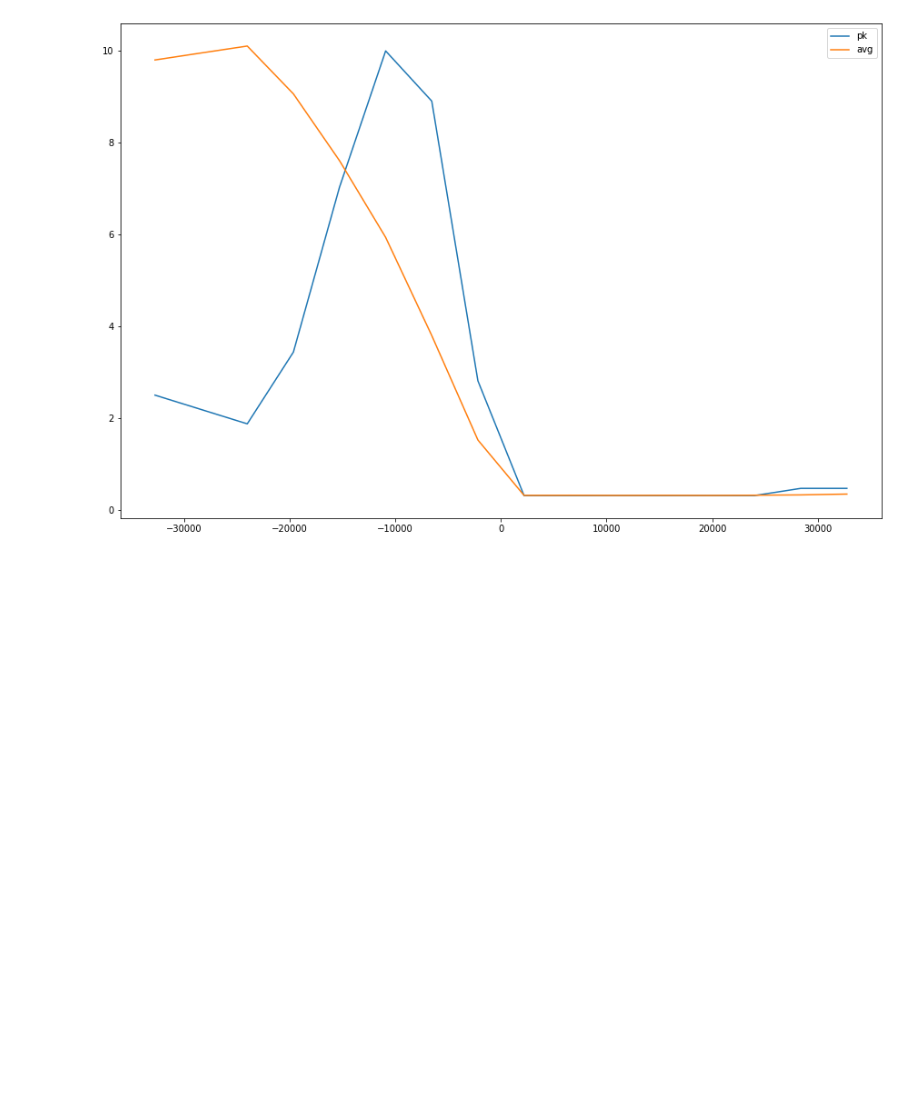
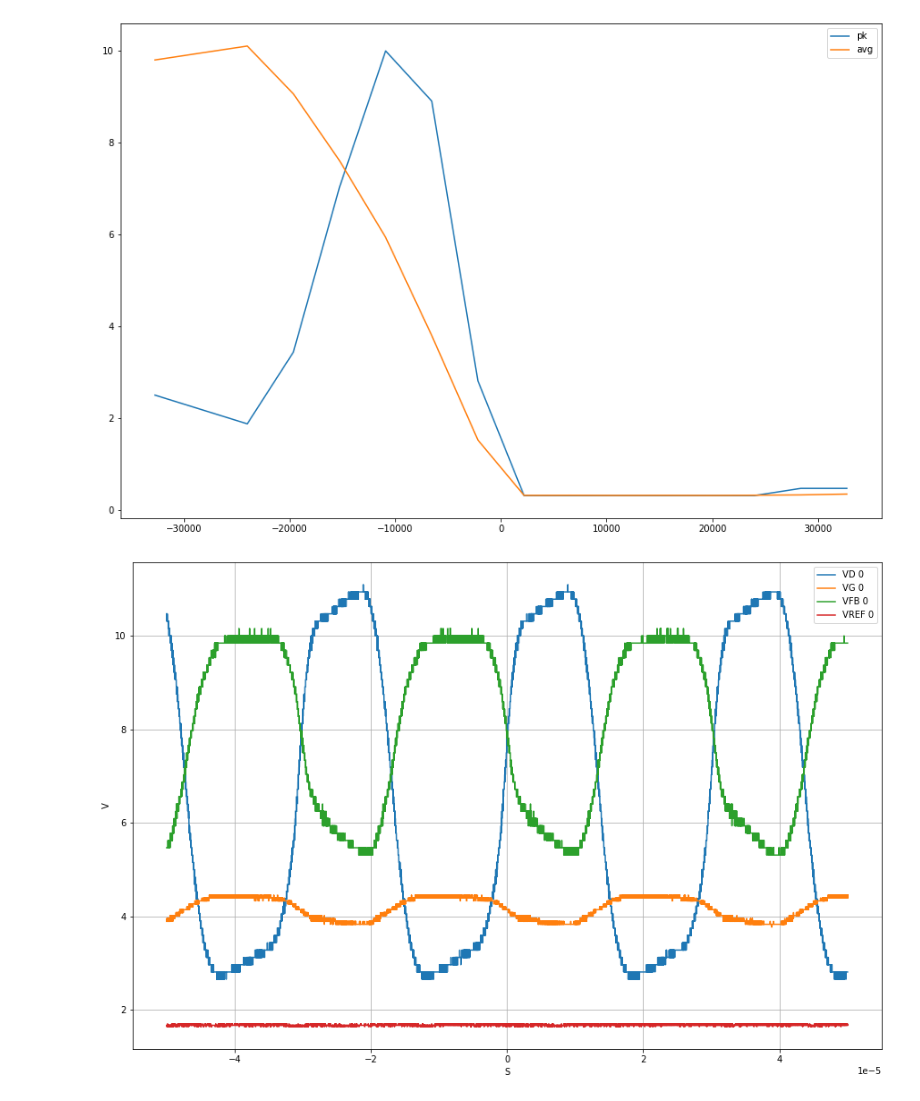
Before and after one commit to bjohan/yig_filter_bank_controller, a Jupyter notebook: py/troubleshoot_oscillation.ipynb, the cells around one changed output. Saved outputs shown, nothing was run; the diff lists cells and outputs as text; code cells hidden in the pictures; blank space fills up the shorter version.

```diff
--- a/py/troubleshoot_oscillation.ipynb
+++ b/py/troubleshoot_oscillation.ipynb
@@ -83,3 +165,83 @@ pk, avg = channelSweep(5)
 # %% [output]
 [figure]
 [figure]
+# %%
+def channelStabilitySweep(yigChannel=3):
+    #setup trigger
+    s.setTrigSource('C1')
+    s.setTrigMode('AUTO')
+    s.setTrigCoupling('C1', 'AC')
+    s.setTrigSlope('C1', 'POS')
+    s.setTrigLevel('C1',0)
+    s.setTrigDelayPct(50)
+
+    #set time
+    s.setTdiv(10e-6)
+
+    #setup channel 1
+    s.setVdiv('C1', 5)
+    s.setCoupling('C1', "D1M")
+
+    #setup channel 2
+    s.setVdiv('C2', 2)
+    s.setCoupling('C2', "D1M")
+
+    #setup channel 3
+    s.setVdiv('C3', 0.1)
+    s.setCoupling('C3', "D1M")
+
+    #setup channel 4
+    s.setVdiv('C4', 1)
+    s.setCoupling('C4', "D1M")
+
+
+    s.opc()
+
+    pk=[]
+    avg=[]
+    words= [0] #np.linspace(32767, -32768, 4)
+    for v in words:
+        v=int(v)
+        #print("measuring control word", v)
+        yc.yigA.set(yigChannel, v)
+        time.sleep(0.5)
+        w=s.getWaveform('C1')
+        w2=s.getWaveform('C2')
+        w3=s.getWaveform('C3')
+        w4=s.getWaveform('C4')
+
+        vpk=np.max(w.y)-np.min(w.y)
+        vavg=np.mean(w.y)
+        pk.append(vpk)
+        avg.append(vavg)
+        w.name = "VD " + str(v)
+        w2.name = "VG " + str(v)
+        w3.name = "VFB " + str(v)
+        w4.name = "VREF " + str(v)
+        w3.y*=50
+        #w4.y*=50
+        w.draw()
+        w2.draw()
+        w3.draw()
+        w4.draw()
+    plt.grid()
+    plt.legend()
+    plt.show()
+
+    plt.figure()
+    plt.plot(w2.y, w.y, label='VG vs VD')
+    plt.xlabel('Gate voltage [v]')
+    plt.ylabel('Drain voltage [V]')
+    plt.legend()
+    plt.grid()
+    plt.show()
+    #plt.figure()
+    #plt.plot(words, pk, label='pk')
+    #plt.plot(words, avg, label='avg')
+    #plt.legend()
+    return pk, avg, w, w2
+
+foo = channelStabilitySweep(3)
+yc.yigA.set(6, -32768)
+# %% [output]
+[figure, added]
```
Also changed, not shown: parts of 15 cells of this notebook.
